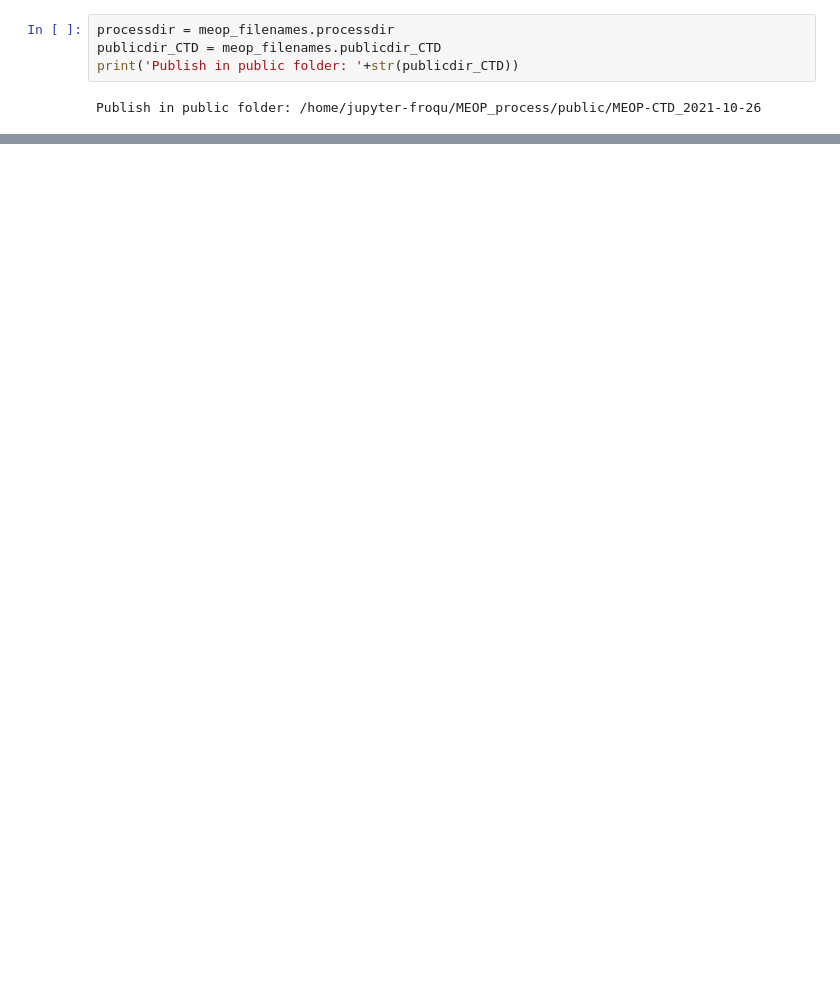
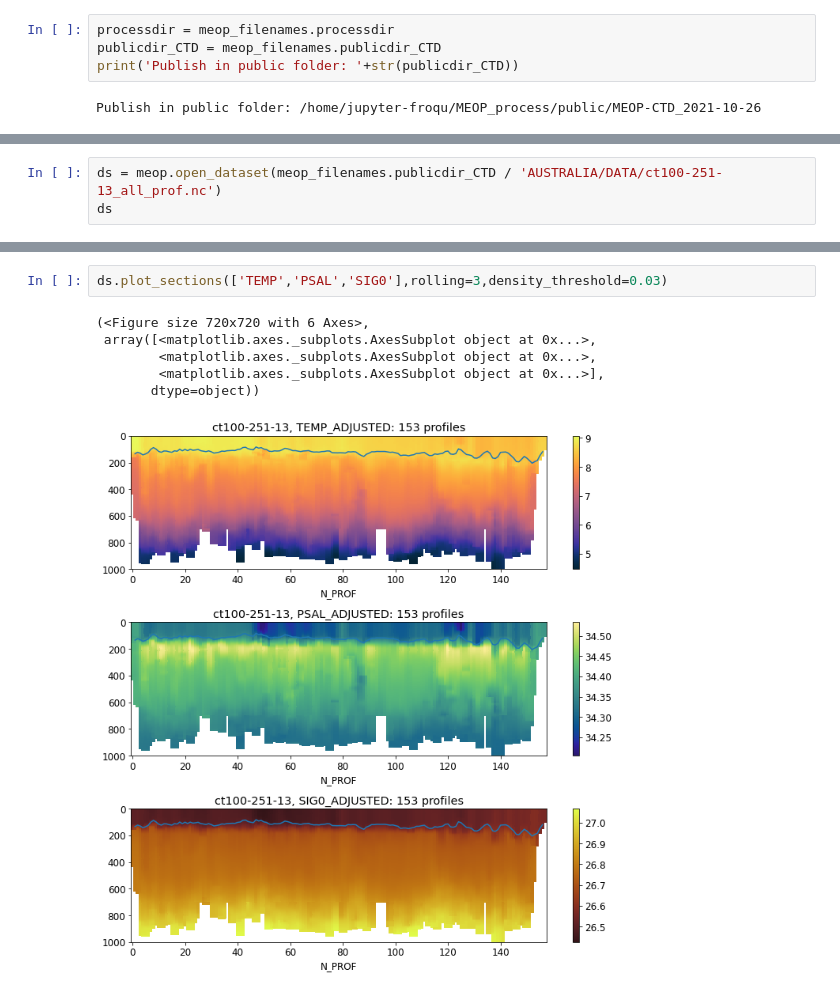
Before and after one commit to fabien-roquet/MEOP_process, a Jupyter notebook: python/sc_publish_data.ipynb, the cells around one changed output, grey strips where cells are left out. Drawn from its saved outputs; the diff is of its cells as text; blank space fills up the shorter version.

```diff
--- a/python/sc_publish_data.ipynb
+++ b/python/sc_publish_data.ipynb
@@ -84,0 +51,3 @@ tar -zcvf /media/dropbox/PUBLIC/public/MEOP-CTD_2020-10-20/SWEDEN.tgz /media/dro
+# %%
+ds = meop.open_dataset(meop_filenames.publicdir_CTD / 'AUSTRALIA/DATA/ct100-251-13_all_prof.nc')
+ds
@@ -84,0 +72,9 @@ tar -zcvf /media/dropbox/PUBLIC/public/MEOP-CTD_2020-10-20/SWEDEN.tgz /media/dro
+# %%
+ds.plot_sections(['TEMP','PSAL','SIG0'],rolling=3,density_threshold=0.03)
+# %% [output]
+(<Figure size 720x720 with 6 Axes>,
+ array([<matplotlib.axes._subplots.AxesSubplot object at 0x...>,
+        <matplotlib.axes._subplots.AxesSubplot object at 0x...>,
+        <matplotlib.axes._subplots.AxesSubplot object at 0x...>],
+       dtype=object))
+[figure, added]
```
Also changed, not shown: parts of 8 cells of this notebook, 6 other files.
